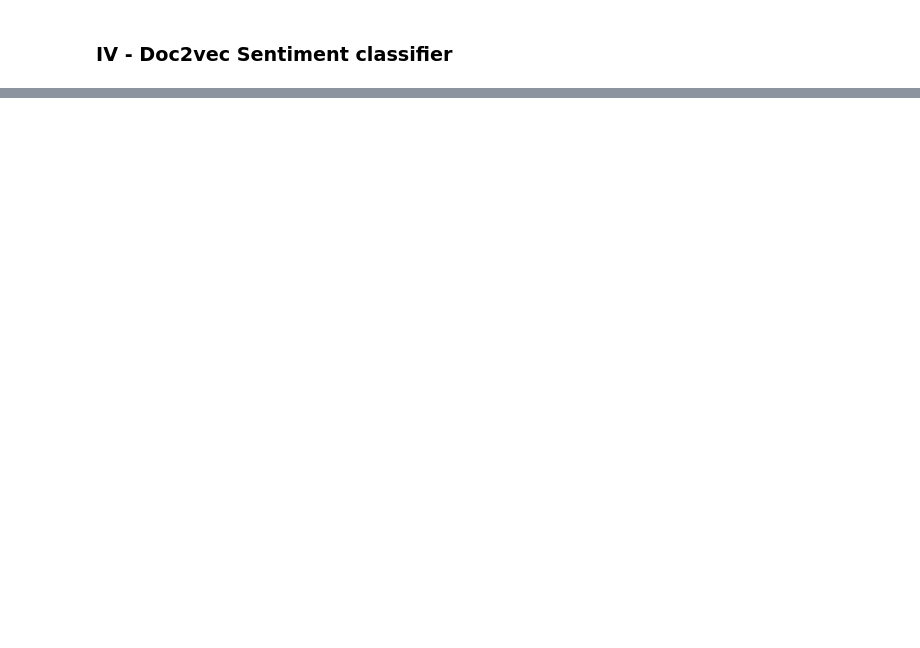
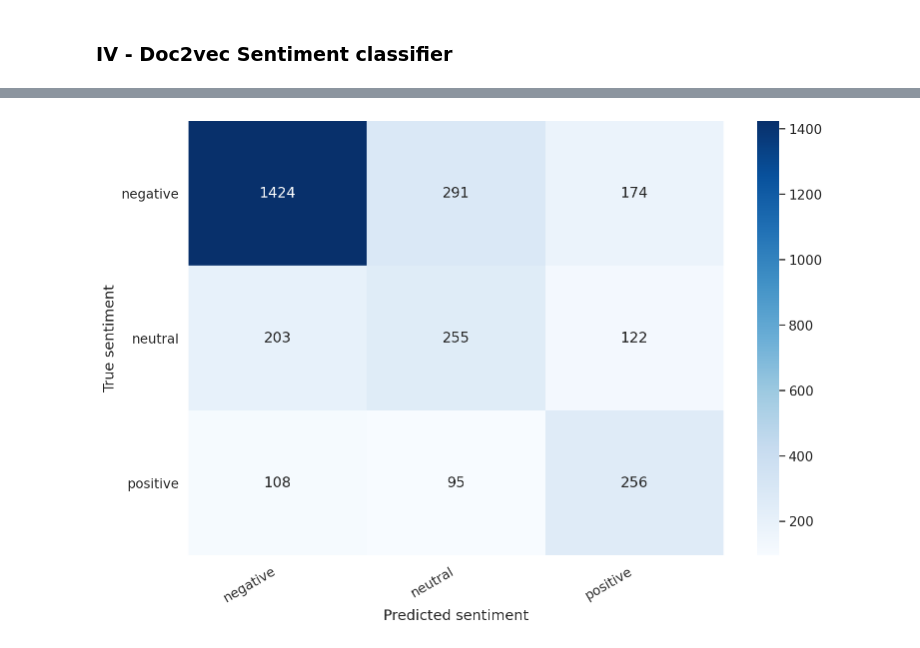
Before and after one commit to IhabBendidi/sentiment_embeddings, a Jupyter notebook: sentiment_embeddings.ipynb, the cells around one changed output, grey strips where cells are left out. Saved outputs shown, nothing was run; the diff lists cells and outputs as text; code cells hidden in the pictures; blank space fills up the shorter version.

```diff
--- a/sentiment_embeddings.ipynb
+++ b/sentiment_embeddings.ipynb
@@ -1211,0 +1226,7 @@ y_test, X_test = vector_for_learning(model_dbow, test_documents)
+# %%
+logreg = LogisticRegression(n_jobs=1, C=1e5)
+logreg.fit(X_train, y_train)
+y_pred = logreg.predict(X_test)
+print('Testing accuracy for movie plots%s' % accuracy_score(y_test, y_pred))
+print('Testing precision score for movie plots: {}'.format(precision_score(y_test, y_pred, average='weighted')))
+print('Testing F1 score for movie plots: {}'.format(f1_score(y_test, y_pred, average='weighted')))
@@ -1211,0 +1249,13 @@ y_test, X_test = vector_for_learning(model_dbow, test_documents)
+# %%
+def show_confusion_matrix(confusion_matrix):
+  hmap = sns.heatmap(confusion_matrix, annot=True, fmt="d", cmap="Blues")
+  hmap.yaxis.set_ticklabels(hmap.yaxis.get_ticklabels(), rotation=0, ha='right')
+  hmap.xaxis.set_ticklabels(hmap.xaxis.get_ticklabels(), rotation=30, ha='right')
+  plt.ylabel('True sentiment')
+  plt.xlabel('Predicted sentiment');
+
+cm = confusion_matrix(y_test, y_pred)
+df_cm = pd.DataFrame(cm, index=class_names, columns=class_names)
+show_confusion_matrix(df_cm)
+# %% [output]
+[figure, added]
```
Also changed, not shown: parts of 5 cells of this notebook.
